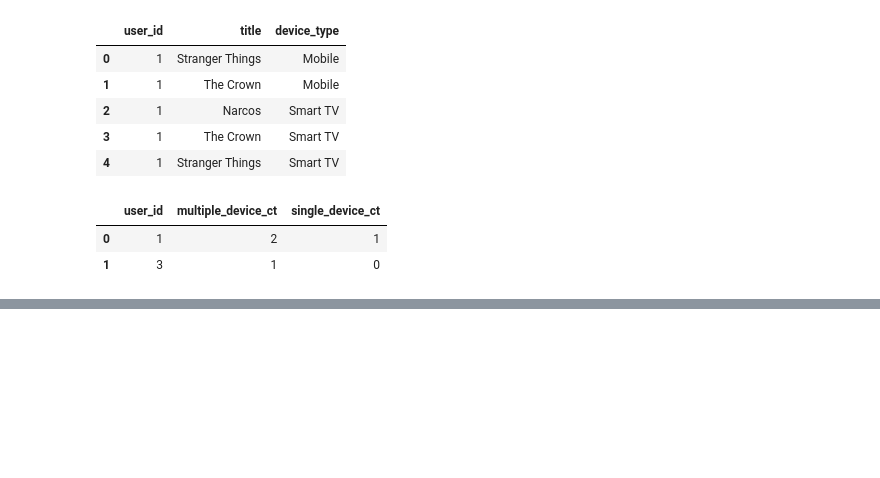
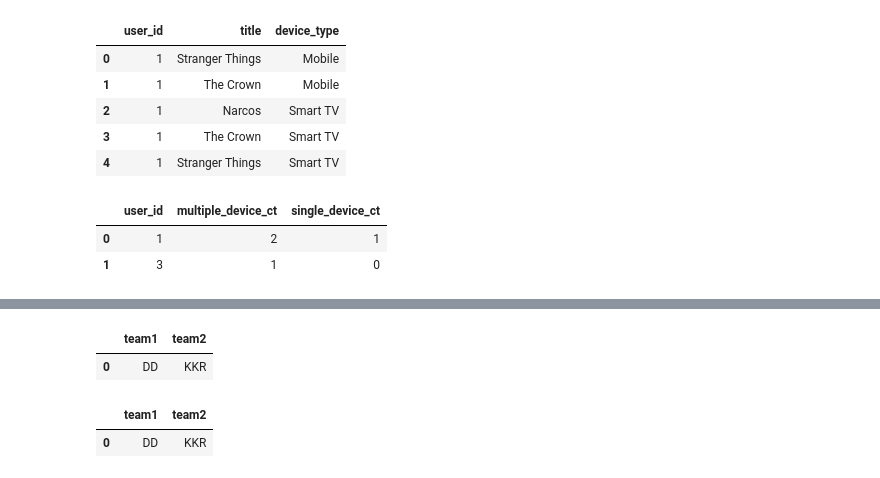
Before and after one commit to smor20/data_analysis, a Jupyter notebook: sql_on_pandas.ipynb, the cells around one changed output, grey strips where cells are left out. Cells and saved outputs as stored; diff of their text form; code cells hidden in the pictures; blank space fills up the shorter version.

```diff
--- a/sql_on_pandas.ipynb
+++ b/sql_on_pandas.ipynb
@@ -6789,0 +6805,16 @@ sqldf(query)
+# %%
+import pandas as pd
+
+# Create a dictionary with the data
+data = {
+    'match_id': [1, 2, 3, 4, 5, 6, 7, 8],
+    'home_team': ['CSK', 'GL', 'SRH', 'DD', 'MI', 'RR', 'Kings11', 'KKR'],
+    'away_team': ['MI', 'RR', 'Kings11', 'KKR', 'CSK', 'GL', 'SRH', 'DD'],
+    'winner_team': ['MI', 'GL', 'SRH', 'KKR', 'MI', 'GL', 'Kings11', 'DD']
+}
+
+# Create the DataFrame
+matches = pd.DataFrame(data)
+
+# Display the DataFrame
+print(matches)
@@ -6789,0 +6831,41 @@ sqldf(query)
+# %%
+query = '''
+with cte as
+(select
+m1.home_team as team1, m1.away_team as team2
+from matches m1 join matches m2
+on m1.home_team=m2.away_team and m1.away_team = m2.home_team
+where m1.winner_team = m1.away_team and m2.winner_team = m2.away_team)
+
+, cte2 as
+(select
+case when team1<team2 then team1
+when team1>team2 then team2 end as team1,
+case when team1<team2 then team2
+when team1>team2 then team1 end as team2
+from cte)
+select * from cte2
+group by team1, team2
+'''
+sqldf(query)
+# %% [output]
+|  | team1 | team2 |
+| 0 | DD | KKR |
+# %%
+# !
+query = '''
+SELECT T1.home_team as team1,T1.away_team as team2
+FROM
+    matches AS T1
+JOIN
+    matches AS T2 ON T1.home_team = T2.away_team
+                 AND T1.away_team = T2.home_team
+WHERE
+ T1.match_id < T2.match_id
+  and  T1.winner_team = T1.away_team
+    AND T2.winner_team = T2.away_team;
+'''
+sqldf(query)
+# %% [output]
+|  | team1 | team2 |
+| 0 | DD | KKR |
```
Also changed, not shown: parts of 3 cells of this notebook, 1 other file.
